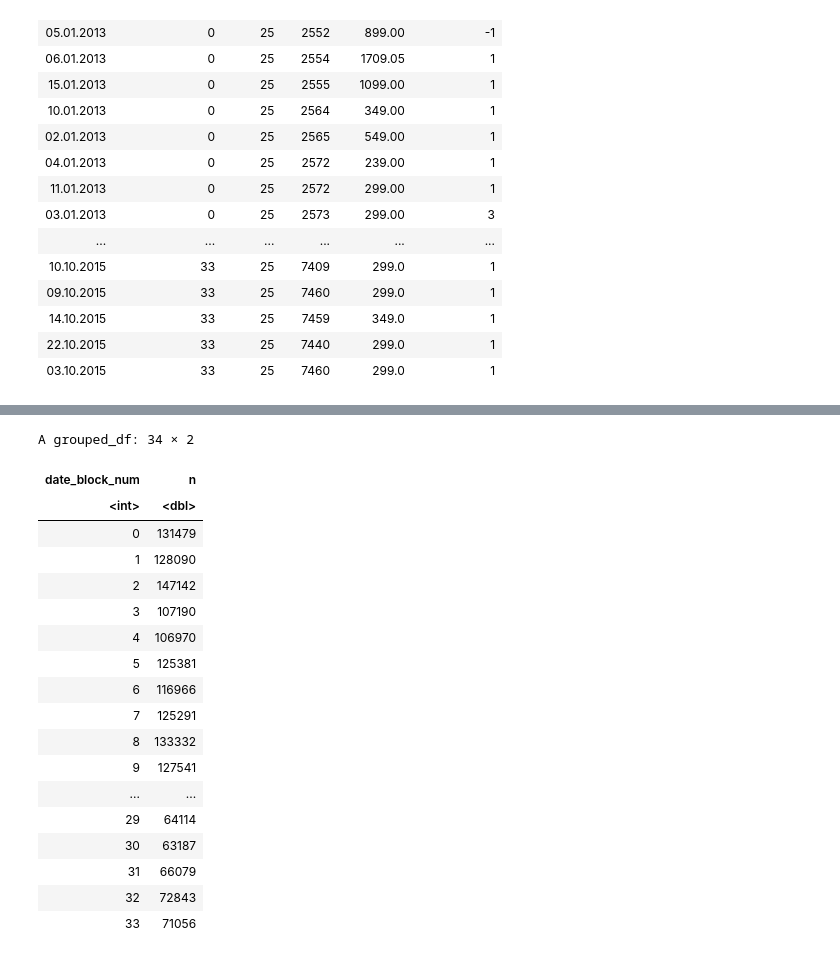
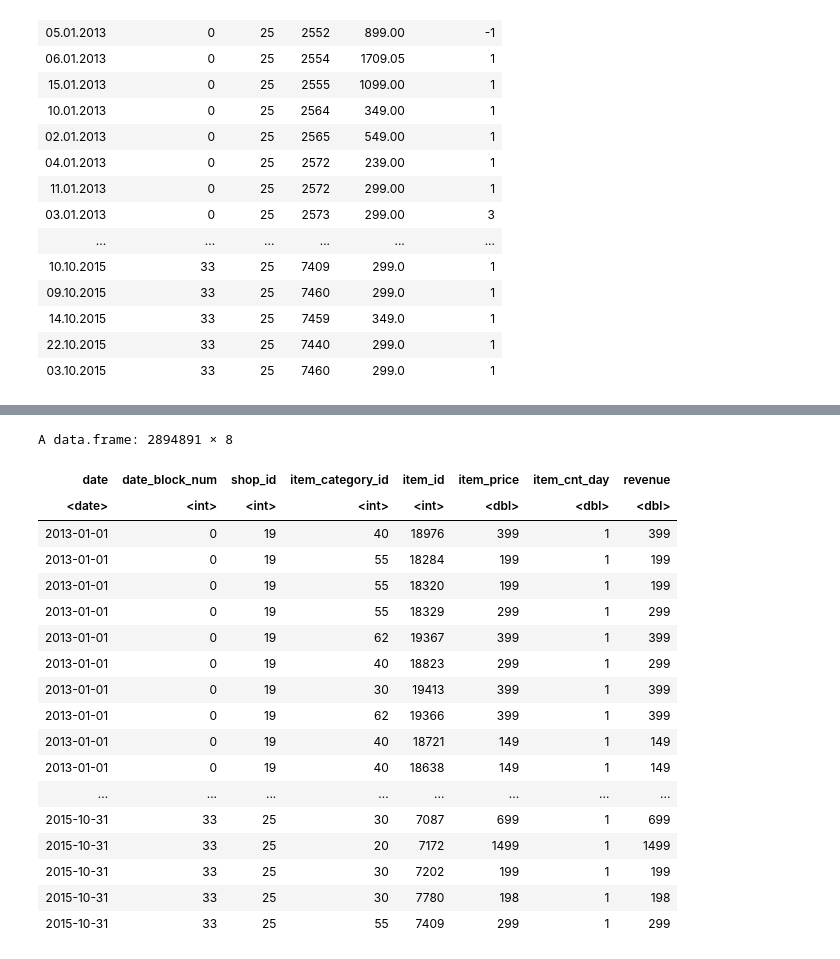
Before and after one commit to ss3468/CS636_Final_Project, a Jupyter notebook: Final_Project_sales.ipynb, the cells around one changed output, grey strips where cells are left out. Drawn from its saved outputs; the diff is of its cells as text; code cells hidden in the pictures.

```diff
--- a/Final_Project_sales.ipynb
+++ b/Final_Project_sales.ipynb
@@ -64,23 +40,26 @@ A grouped_df: 1609124 × 7
-# %%
-ts<-sales_Data%>%group_by(date_block_num)%>%transmute(date_block_num,n=sum(item_cnt_day))%>%distinct(date_block_num,n)
-ts
-# %% [output]
-A grouped_df: 34 × 2
-| date_block_num | n |
-| <int> | <dbl> |
-| 0 | 131479 |
-| 1 | 128090 |
-| 2 | 147142 |
-| 3 | 107190 |
-| 4 | 106970 |
-| 5 | 125381 |
-| 6 | 116966 |
-| 7 | 125291 |
-| 8 | 133332 |
-| 9 | 127541 |
-| ... | ... |
-| 29 | 64114 |
-| 30 | 63187 |
-| 31 | 66079 |
-| 32 | 72843 |
-| 33 | 71056 |
+# %%
+sales_Data$date<-as.Date(sales_Data$date,format = "%d.%m.%Y")
+sales_Data<-sales_Data %>% arrange(sales_Data$date)
+# %%
+train_monthly<-sales_Data%>%inner_join(itemsData,by = "item_id")%>%filter((item_price<5000)&(item_cnt_day < 1000)&(item_price > 0) & (item_cnt_day >= 0))%>%transmute(date,date_block_num,shop_id,item_category_id, item_id, item_price, item_cnt_day,revenue=item_price*item_cnt_day)
+train_monthly
+# %% [output]
+A data.frame: 2894891 × 8
+| date | date_block_num | shop_id | item_category_id | item_id | item_price | item_cnt_day | revenue |
+| <date> | <int> | <int> | <int> | <int> | <dbl> | <dbl> | <dbl> |
+| 2013-01-01 | 0 | 19 | 40 | 18976 | 399 | 1 | 399 |
+| 2013-01-01 | 0 | 19 | 55 | 18284 | 199 | 1 | 199 |
+| 2013-01-01 | 0 | 19 | 55 | 18320 | 199 | 1 | 199 |
+| 2013-01-01 | 0 | 19 | 55 | 18329 | 299 | 1 | 299 |
+| 2013-01-01 | 0 | 19 | 62 | 19367 | 399 | 1 | 399 |
+| 2013-01-01 | 0 | 19 | 40 | 18823 | 299 | 1 | 299 |
+| 2013-01-01 | 0 | 19 | 30 | 19413 | 399 | 1 | 399 |
+| 2013-01-01 | 0 | 19 | 62 | 19366 | 399 | 1 | 399 |
+| 2013-01-01 | 0 | 19 | 40 | 18721 | 149 | 1 | 149 |
+| 2013-01-01 | 0 | 19 | 40 | 18638 | 149 | 1 | 149 |
+| ... | ... | ... | ... | ... | ... | ... | ... |
+| 2015-10-31 | 33 | 25 | 30 | 7087 | 699 | 1 | 699 |
+| 2015-10-31 | 33 | 25 | 20 | 7172 | 1499 | 1 | 1499 |
+| 2015-10-31 | 33 | 25 | 30 | 7202 | 199 | 1 | 199 |
+| 2015-10-31 | 33 | 25 | 30 | 7780 | 198 | 1 | 198 |
+| 2015-10-31 | 33 | 25 | 55 | 7409 | 299 | 1 | 299 |
```
Also changed, not shown: parts of 1 cell of this notebook.
